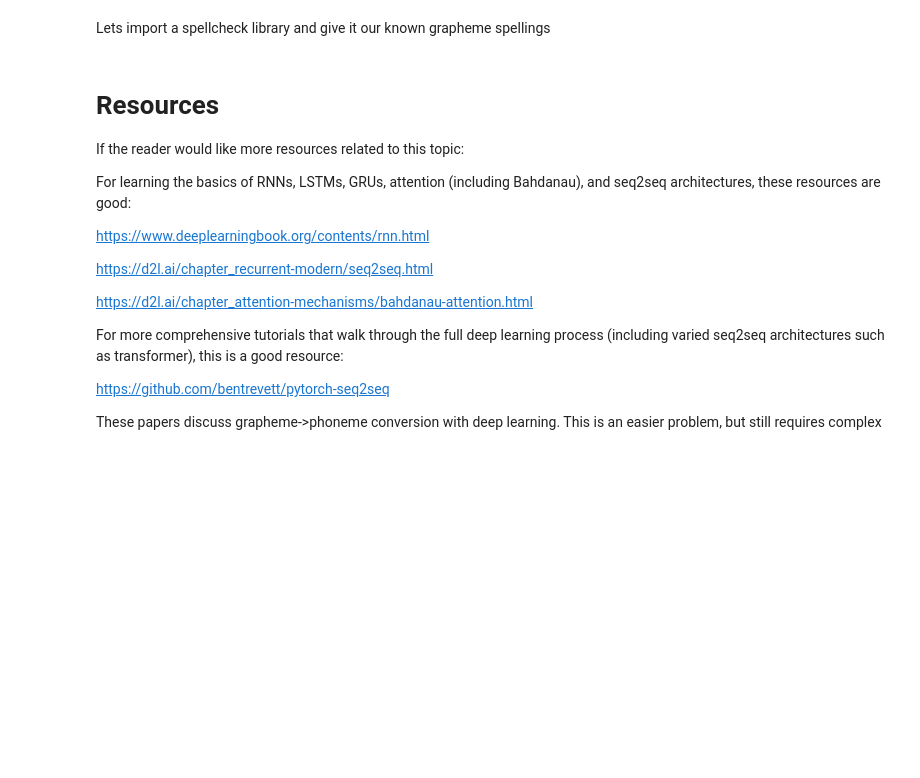
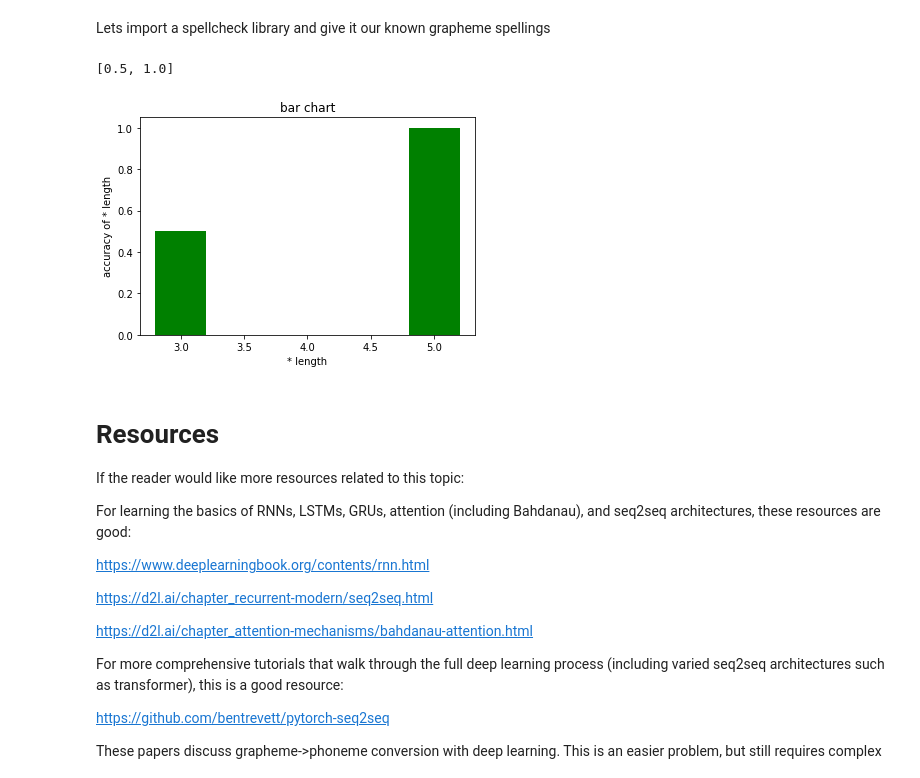
Before and after one commit to trigaten/phoneme-to-grapheme, a Jupyter notebook: Phoneme to Grapheme CMSC320 Final Project.ipynb, the cells around one changed output. Cells and saved outputs as stored; diff of their text form; code cells hidden in the pictures; blank space fills up the shorter version.

Commit message:
acc chart

```diff
--- a/Phoneme to Grapheme CMSC320 Final Project.ipynb
+++ b/Phoneme to Grapheme CMSC320 Final Project.ipynb
@@ -876,6 +876,39 @@ def get_0_1_accuracy_with_spellcheck(trues, preds):
     return correct / len(trues)
 # %%
 print(get_0_1_accuracy_with_spellcheck(preds, trues))
+# %%
+import matplotlib.pyplot as plt
+def test_accuracy (real, model):
+    accuracy = {}
+    dict = {}
+    for i in range(len(real)):
+        if real[i] == model[i]:
+           if len(real[i]) in accuracy:
+               accuracy[len(real[i])] += 1
+           else:
+               accuracy[len(real[i])] = 1
+        else:
+            if len(real[i]) not in accuracy:
+                accuracy[len(real[i])] = 0
+        if len(real[i]) in dict:
+            dict[len(real[i])] += 1
+        else:
+            dict[len(real[i])] = 1
+    X = dict.keys()
+    Y = []
+    for i in X:
+        Y.append(1.0*accuracy[i]/dict[i])
+    print(Y)
+    fig = plt.figure()
+    plt.bar(X, Y, 0.4, color="green")
+    plt.xlabel("* length")
+    plt.ylabel("accuracy of * length")
+    plt.title("bar chart")
+
+test_accuracy(trues, preds)
+# %% [output]
+[0.5, 1.0]
+[figure, added]
 # %% [markdown]
 # Resources
 If the reader would like more resources related to this topic:
```
